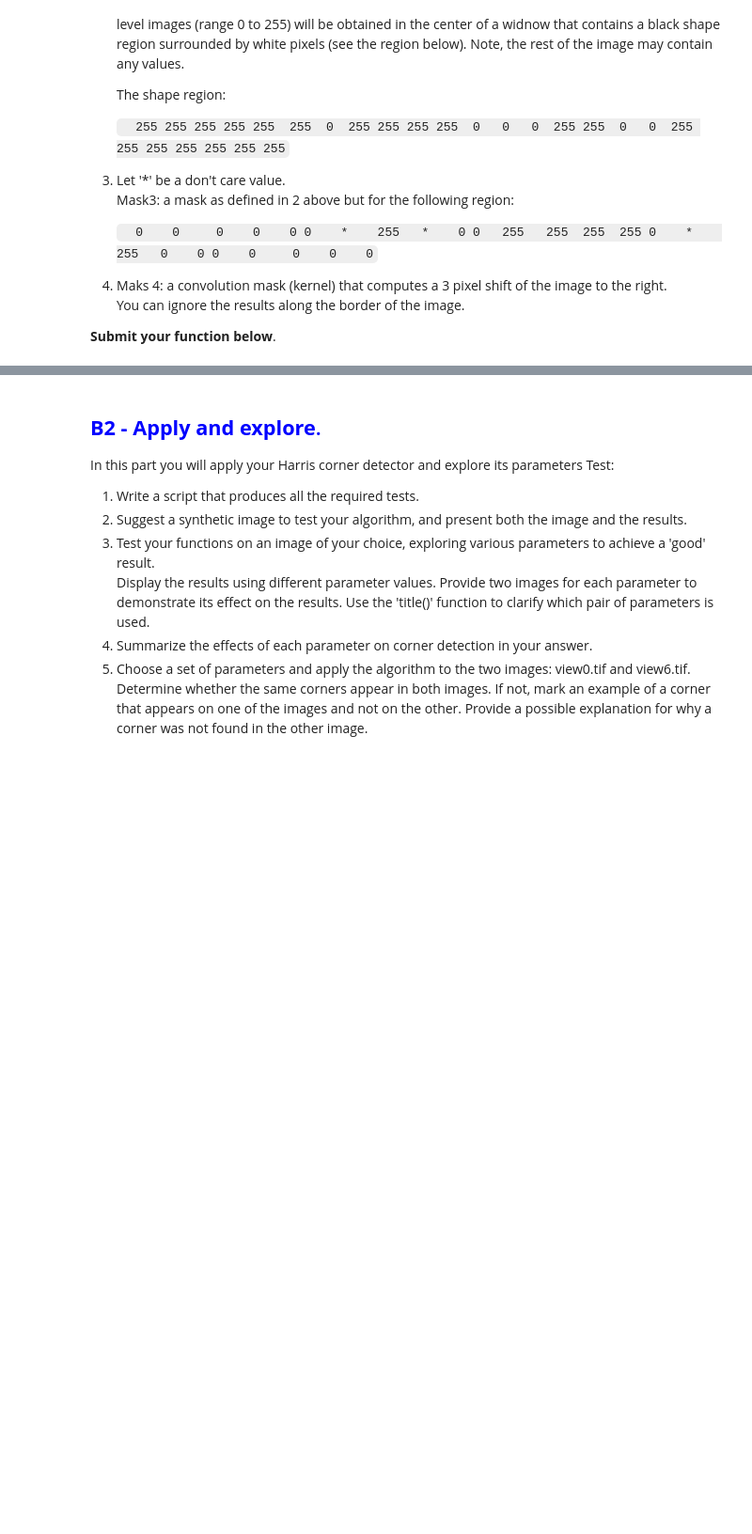
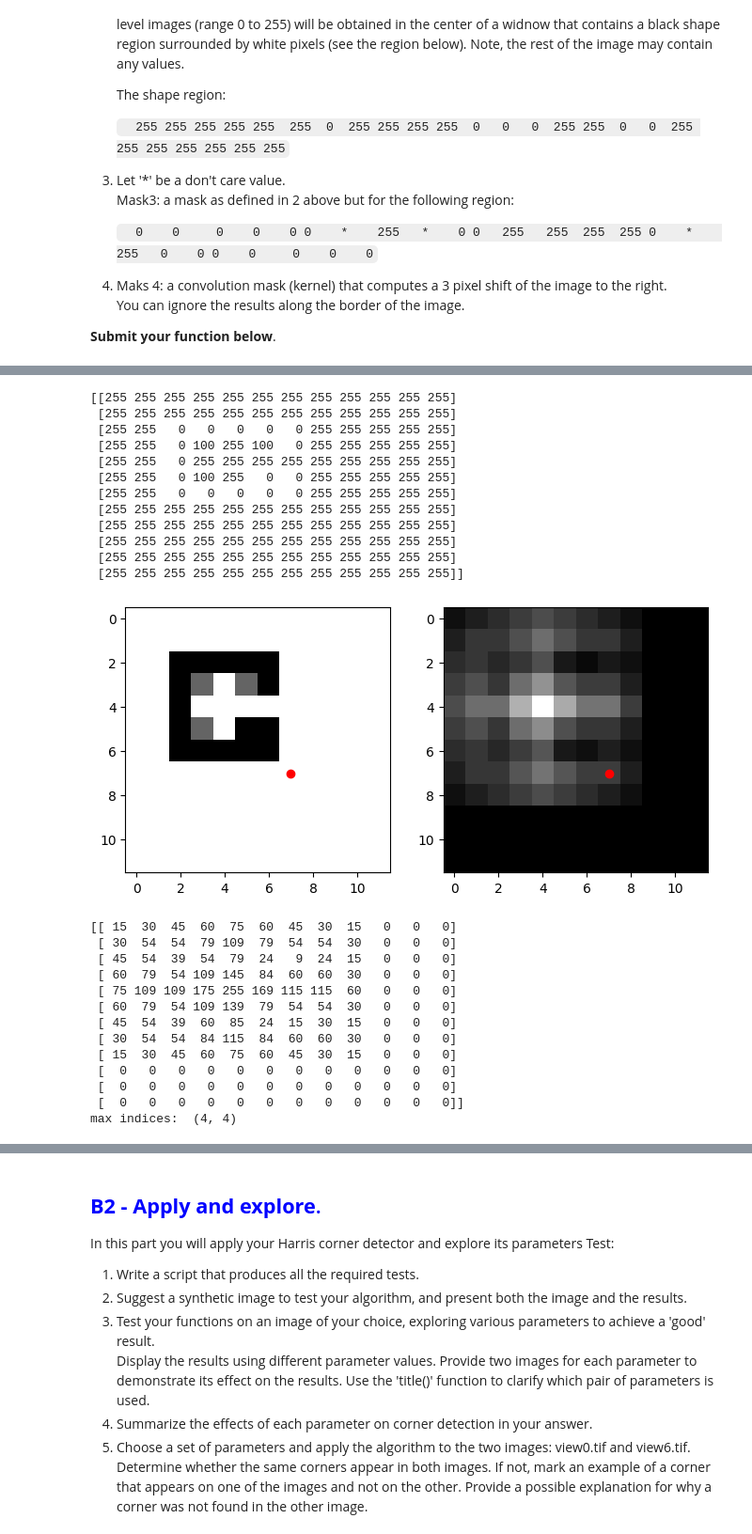
Before and after one commit to haeshed/classic-computer-vision, a Jupyter notebook: Ex1-updated/EX1-updated-1_test.ipynb, the cells around one changed output, grey strips where cells are left out. Shown at 94% size. Saved outputs shown, nothing was run; the diff lists cells and outputs as text; code cells hidden in the pictures; blank space fills up the shorter version.

```diff
--- a/Ex1-updated/EX1-updated-1_test.ipynb
+++ b/Ex1-updated/EX1-updated-1_test.ipynb
@@ -221,0 +215,21 @@ max indices:  (7, 7)
+# %%
+M = [[0, 0, 0, 0, 0],
+     [0, 0, 255, 0, 0],
+     [0, 255, 255, 255, 255],
+     [0, 0, 255, 0, 0],
+     [0, 0, 0, 0, 0]]
+M_plus = np.linalg.pinv(M)
+# M_plus = 1/M_plus
+# print(M_plus)
+M_chat = np.array([[0,   0,   0,   0,   0],
+                   [0, 0, -1/255, 0,  0],
+                   [0,  -1,  1/255,  -1, -1],
+                   [0, 0, -1/255, 0,    0],
+                   [0,   0,   0,   0,   0]])
+M_chat = M_chat + sys.float_info.epsilon
+M_chat = 1/M_chat
+inverse_k = np.zeros((1, 1))
+inverse_k[0][0]=-1
+print(inverse_k)
+M_chat = convolve2d(M_chat, inverse_k, mode='same')
+print(M_chat)
@@ -222 +248,46 @@ max indices:  (7, 7)
+# %%
+M = np.array([[0,   0,   0,   0,   0],
+              [0,   100,  255,  100,   0],
+              [0, 255,  255, 255, 255],
+              [0,   100,  255,   0,   0],
+              [0,   0,   0,   0,   0]])
+
+imgt = np.full((12, 12), 255)
+i, j = 2, 2
+imgt[i:i+len(M[0]), j:j+len(M[1])] = M
+with np.printoptions(threshold=np.inf):
+    print(imgt)
+
+convolvedImage1 = convolutionMask(imgt, M_chat)
+# # with np.printoptions(threshold=np.inf):
+# # print(convolvedImage1)
+max_index = np.unravel_index(np.argmax(convolvedImage1, axis=None), convolvedImage1.shape)
+print("max indices: ", max_index)
+# %% [output]
+[[255 255 255 255 255 255 255 255 255 255 255 255]
+ [255 255 255 255 255 255 255 255 255 255 255 255]
+ [255 255   0   0   0   0   0 255 255 255 255 255]
+ [255 255   0 100 255 100   0 255 255 255 255 255]
+ [255 255   0 255 255 255 255 255 255 255 255 255]
+ [255 255   0 100 255   0   0 255 255 255 255 255]
+ [255 255   0   0   0   0   0 255 255 255 255 255]
+ [255 255 255 255 255 255 255 255 255 255 255 255]
+ [255 255 255 255 255 255 255 255 255 255 255 255]
+ [255 255 255 255 255 255 255 255 255 255 255 255]
+ [255 255 255 255 255 255 255 255 255 255 255 255]
+ [255 255 255 255 255 255 255 255 255 255 255 255]]
+[figure, added]
+[[ 15  30  45  60  75  60  45  30  15   0   0   0]
+ [ 30  54  54  79 109  79  54  54  30   0   0   0]
+ [ 45  54  39  54  79  24   9  24  15   0   0   0]
+ [ 60  79  54 109 145  84  60  60  30   0   0   0]
+ [ 75 109 109 175 255 169 115 115  60   0   0   0]
+ [ 60  79  54 109 139  79  54  54  30   0   0   0]
+ [ 45  54  39  60  85  24  15  30  15   0   0   0]
+ [ 30  54  54  84 115  84  60  60  30   0   0   0]
+ [ 15  30  45  60  75  60  45  30  15   0   0   0]
+ [  0   0   0   0   0   0   0   0   0   0   0   0]
+ [  0   0   0   0   0   0   0   0   0   0   0   0]
+ [  0   0   0   0   0   0   0   0   0   0   0   0]]
+max indices:  (4, 4)
 # %%
```
Also changed, not shown: parts of 14 cells of this notebook, 1 other file.
